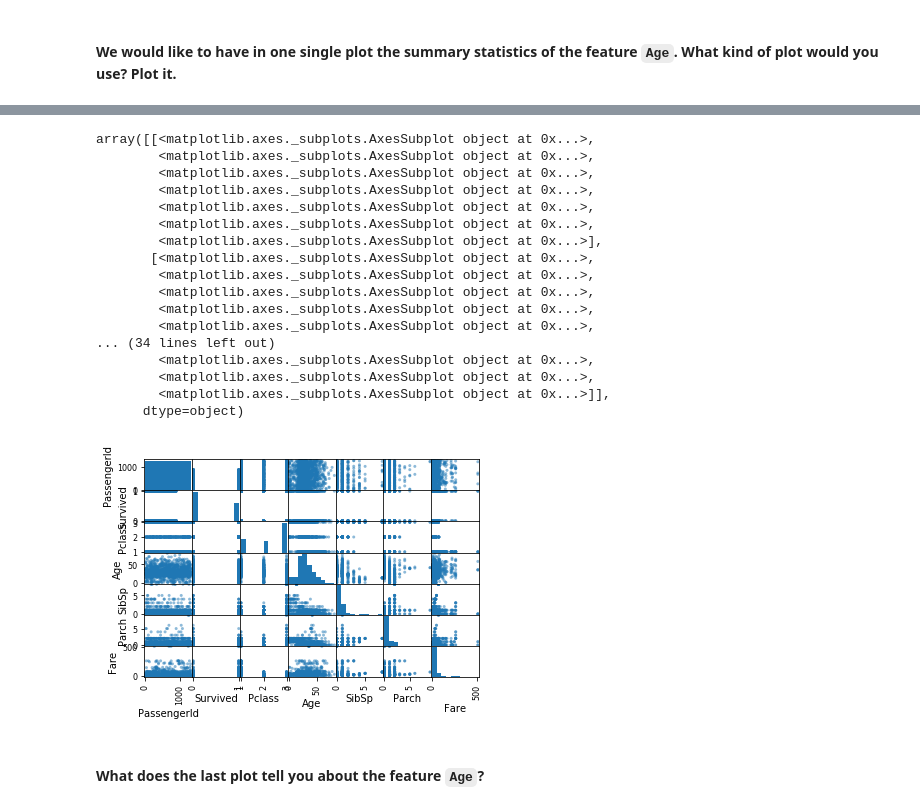
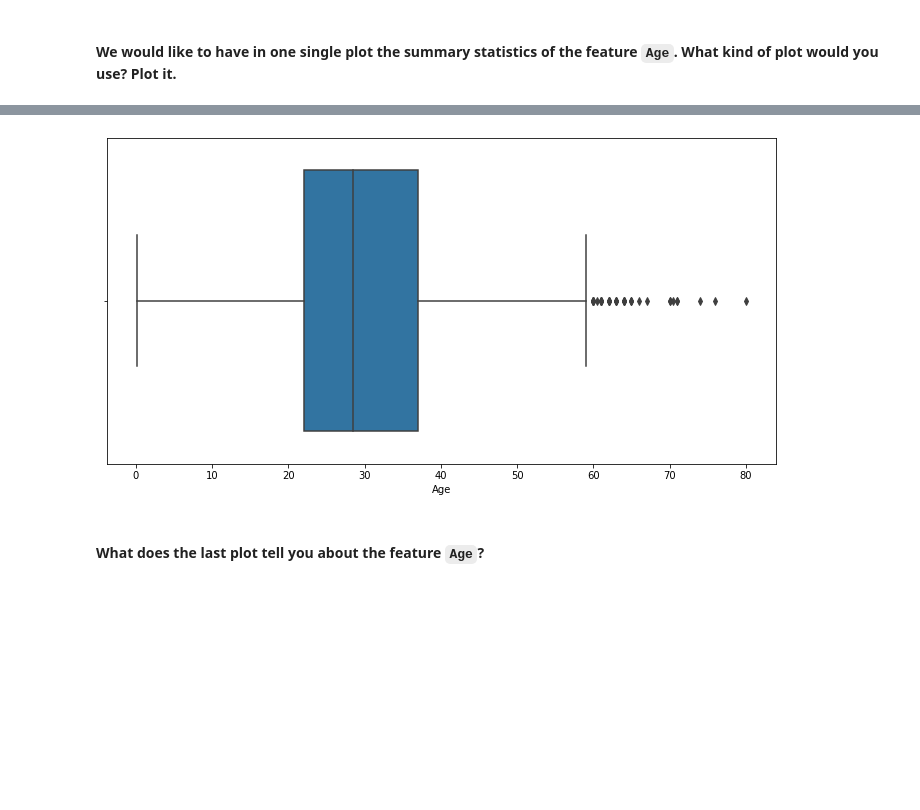
Before and after one commit to ta-datapt-bcn/lab-matplotlib-seaborn, a Jupyter notebook: your-code/main.ipynb, the cells around one changed output, grey strips where cells are left out. Drawn from its saved outputs; the diff is of its cells as text; code cells hidden in the pictures; blank space fills up the shorter version.

```diff
--- a/your-code/main.ipynb
+++ b/your-code/main.ipynb
@@ -301,25 +301,8 @@ plt.show()
 # %%
 # your code here
-pd.plotting.scatter_matrix(titanic)
+_= sns.boxplot(x = 'Age', data = titanic)
 # %% [output]
-array([[<matplotlib.axes._subplots.AxesSubplot object at 0x...>,
-        <matplotlib.axes._subplots.AxesSubplot object at 0x...>,
-        <matplotlib.axes._subplots.AxesSubplot object at 0x...>,
-        <matplotlib.axes._subplots.AxesSubplot object at 0x...>,
-        <matplotlib.axes._subplots.AxesSubplot object at 0x...>,
-        <matplotlib.axes._subplots.AxesSubplot object at 0x...>,
-        <matplotlib.axes._subplots.AxesSubplot object at 0x...>],
-       [<matplotlib.axes._subplots.AxesSubplot object at 0x...>,
-        <matplotlib.axes._subplots.AxesSubplot object at 0x...>,
-        <matplotlib.axes._subplots.AxesSubplot object at 0x...>,
-        <matplotlib.axes._subplots.AxesSubplot object at 0x...>,
-        <matplotlib.axes._subplots.AxesSubplot object at 0x...>,
-... (34 lines left out)
-        <matplotlib.axes._subplots.AxesSubplot object at 0x...>,
-        <matplotlib.axes._subplots.AxesSubplot object at 0x...>,
-        <matplotlib.axes._subplots.AxesSubplot object at 0x...>]],
-      dtype=object)
-[figure, old version]
+[figure, new version]
 # %%
 """
 your comments here
```
Also changed, not shown: parts of 18 cells of this notebook.
